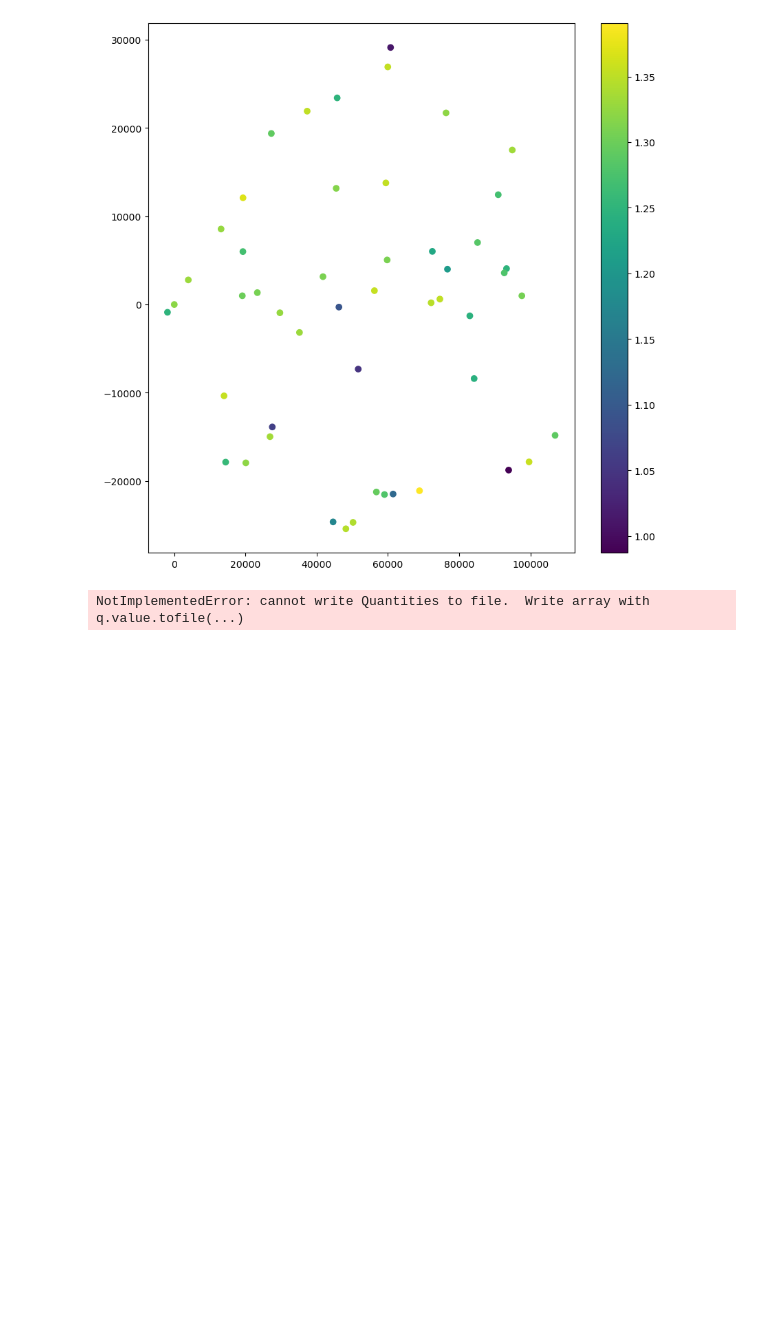
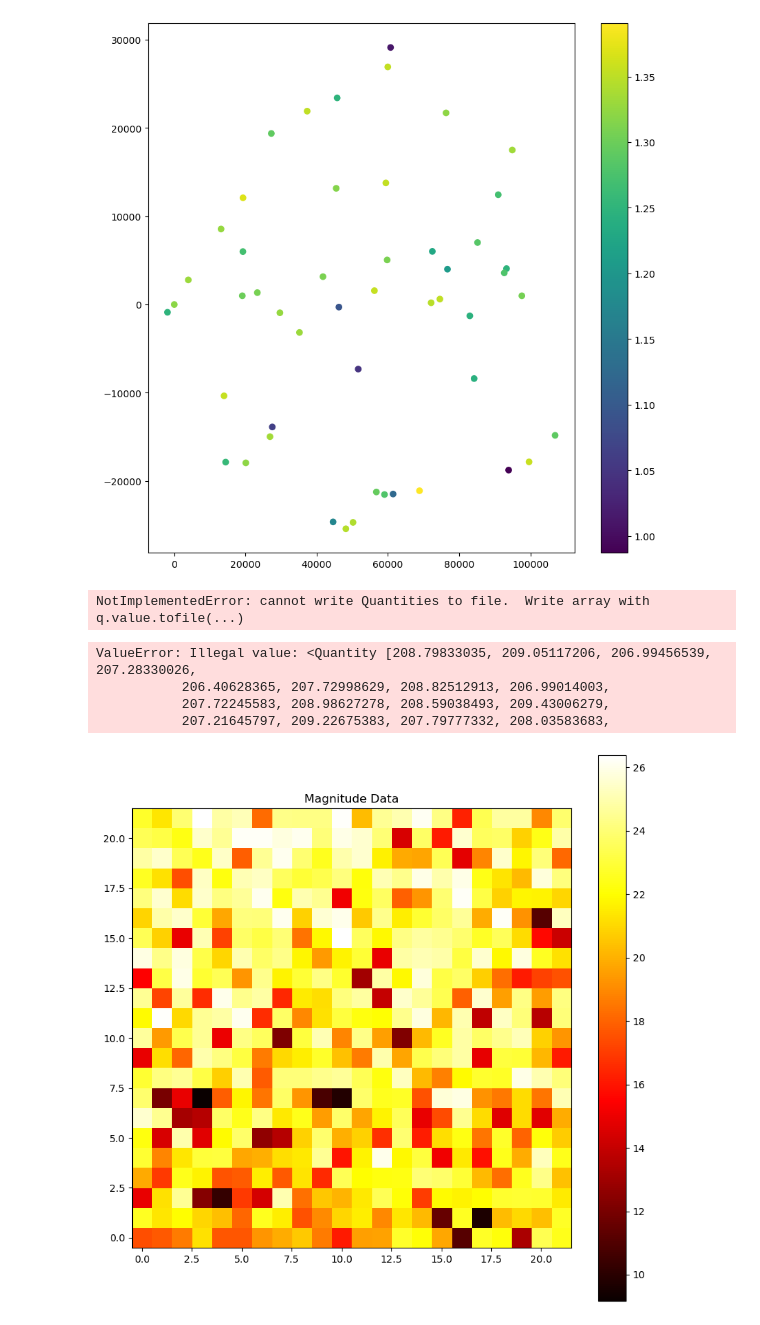
Before and after one commit to wasnaqvi/SIP, a Jupyter notebook: Notebooks/Phase0_sim.ipynb, the cells around one changed output. Cells and saved outputs as stored; diff of their text form; code cells hidden in the pictures; blank space fills up the shorter version.

```diff
--- a/Notebooks/Phase0_sim.ipynb
+++ b/Notebooks/Phase0_sim.ipynb
@@ -69,0 +125,68 @@ NotImplementedError: cannot write Quantities to file.  Write array with q.value.
+# %%
+# I have the pixel values in x,y and the star magnitude. The x = cut_ra_pixel_centered y= cut_dec_pixel_centered,mag =cut_g_mag_log. All the three are arrays. I want to write it to a fits file. I will use astropy to do this.
+
+from astropy.io import fits
+
+hdu = fits.PrimaryHDU()
+hdu.data = cut_g_mag_log
+hdu.header['RA'] = cut_ra
+hdu.header['DEC'] = cut_dec
+hdu.header['MAG'] = cut_g_mag_log
+hdu.writeto('image.fits', overwrite=True)
+
+# Now the image.fits file is created. I will now read the file and plot the image using the pixel values of ra, dec and the log scale of the magnitude values.
+
+image_data = fits.getdata('image.fits')
+plt.figure(figsize=(10,10))
+plt.imshow(image_data, cmap='hot')
+plt.colorbar()
+plt.show()
+# %% [output]
+ValueError: Illegal value: <Quantity [208.79833035, 209.05117206, 206.99456539, 207.28330026,
+           206.40628365, 207.72998629, 208.82512913, 206.99014003,
+           207.72245583, 208.98627278, 208.59038493, 209.43006279,
+           207.21645797, 209.22675383, 207.79777332, 208.03583683,
+# %%
+from astropy.io import fits
+import numpy as np
+import matplotlib.pyplot as plt
+
+# Create Primary HDU for the magnitude data
+hdu_mag = fits.PrimaryHDU(data=data.get('CASTOR_g_app')[:500].value)
+hdu_mag.header['EXTNAME'] = 'MAGNITUDE'
+
+# Create HDU for RA
+hdu_ra = fits.ImageHDU(data=data.get('RA')[:500].value)
+hdu_ra.header['EXTNAME'] = 'RA'
+
+# Create HDU for DEC
+hdu_dec = fits.ImageHDU(data=data.get('DEC')[:500].value)
+hdu_dec.header['EXTNAME'] = 'DEC'
+
+# Create an HDU list and write to file
+hdul = fits.HDUList([hdu_mag, hdu_ra, hdu_dec])
+hdul.writeto('image.fits', overwrite=True)
+
+import numpy as np
+import matplotlib.pyplot as plt
+from astropy.io import fits
+
+# Read FITS file and get data
+with fits.open('image.fits') as hdul:
+    image_data = hdul['MAGNITUDE'].data
+
+# Check if data is 1D and reshape if necessary
+if image_data.ndim == 1:
+    # Example: reshape the 1D array into a 2D array
+    # You need to know the correct dimensions for this
+    height = int(np.sqrt(image_data.size))  # Just an example; adjust as needed
+    width = image_data.size // height
+    image_data = image_data[:height*width].reshape((height, width))
+
+plt.figure(figsize=(10, 10))
+plt.imshow(image_data, cmap='hot', origin='lower')  # Added origin='lower' for correct orientation
+plt.colorbar()
+plt.title('Magnitude Data')
+plt.show()
+# %% [output]
+[figure, added]
```
Also changed, not shown: parts of 4 cells of this notebook, 2 other files.
